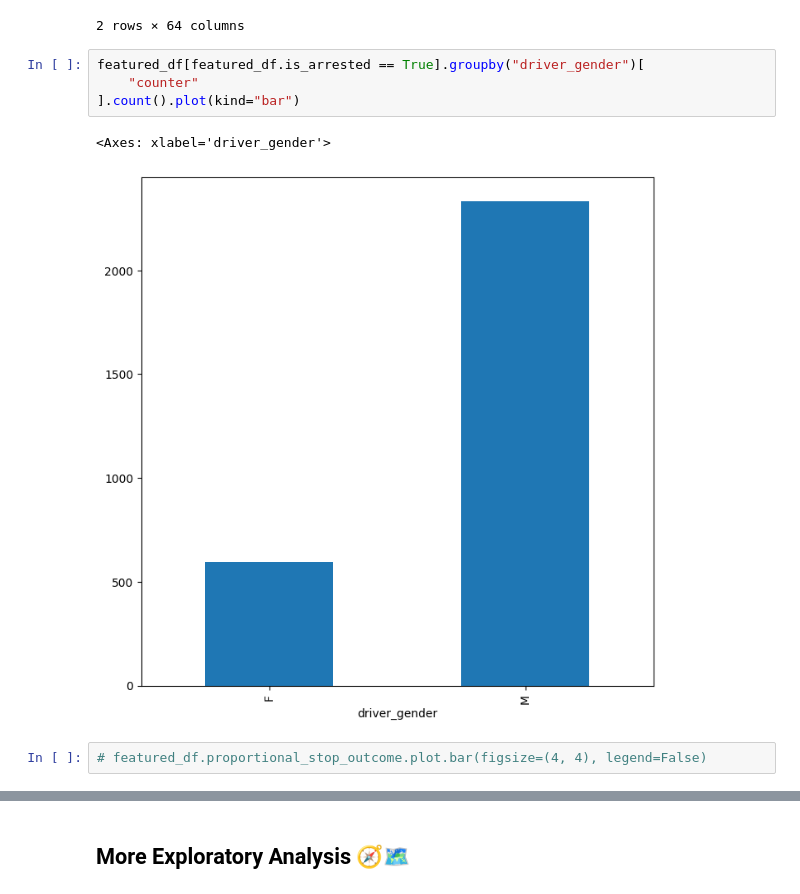
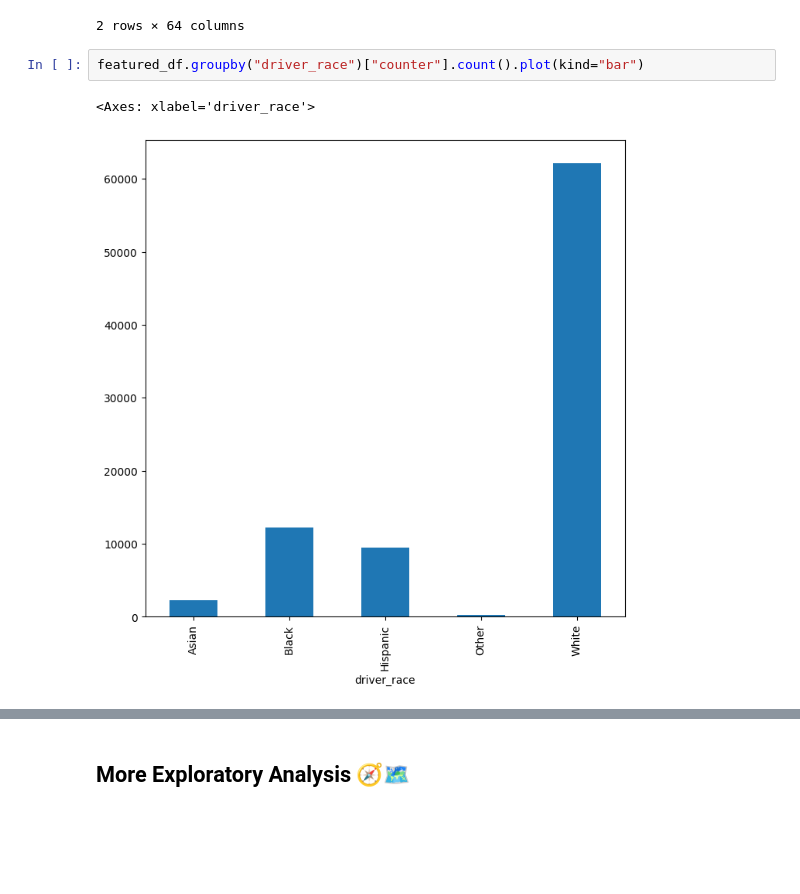
Before and after one commit to GUILN/masters-data-science, a Jupyter notebook: notebooks/trabalho_data_science.ipynb, the cells around one changed output, grey strips where cells are left out. Saved outputs shown, nothing was run; the diff lists cells and outputs as text; blank space fills up the shorter version.

```diff
--- a/notebooks/trabalho_data_science.ipynb
+++ b/notebooks/trabalho_data_science.ipynb
@@ -244,11 +250,7 @@ featured_df.groupby("driver_gender").describe()
 | M | 0.0 | NaN | NaN | NaN | NaN | NaN | NaN | NaN | 62895.0 | ... |
 2 rows × 64 columns
 # %%
-featured_df[featured_df.is_arrested == True].groupby("driver_gender")[
-    "counter"
-].count().plot(kind="bar")
+featured_df.groupby("driver_race")["counter"].count().plot(kind="bar")
 # %% [output]
-<Axes: xlabel='driver_gender'>
+<Axes: xlabel='driver_race'>
-[figure, old version]
+[figure, new version]
-# %%
-# featured_df.proportional_stop_outcome.plot.bar(figsize=(4, 4), legend=False)
```
Also changed, not shown: parts of 18 cells of this notebook.
